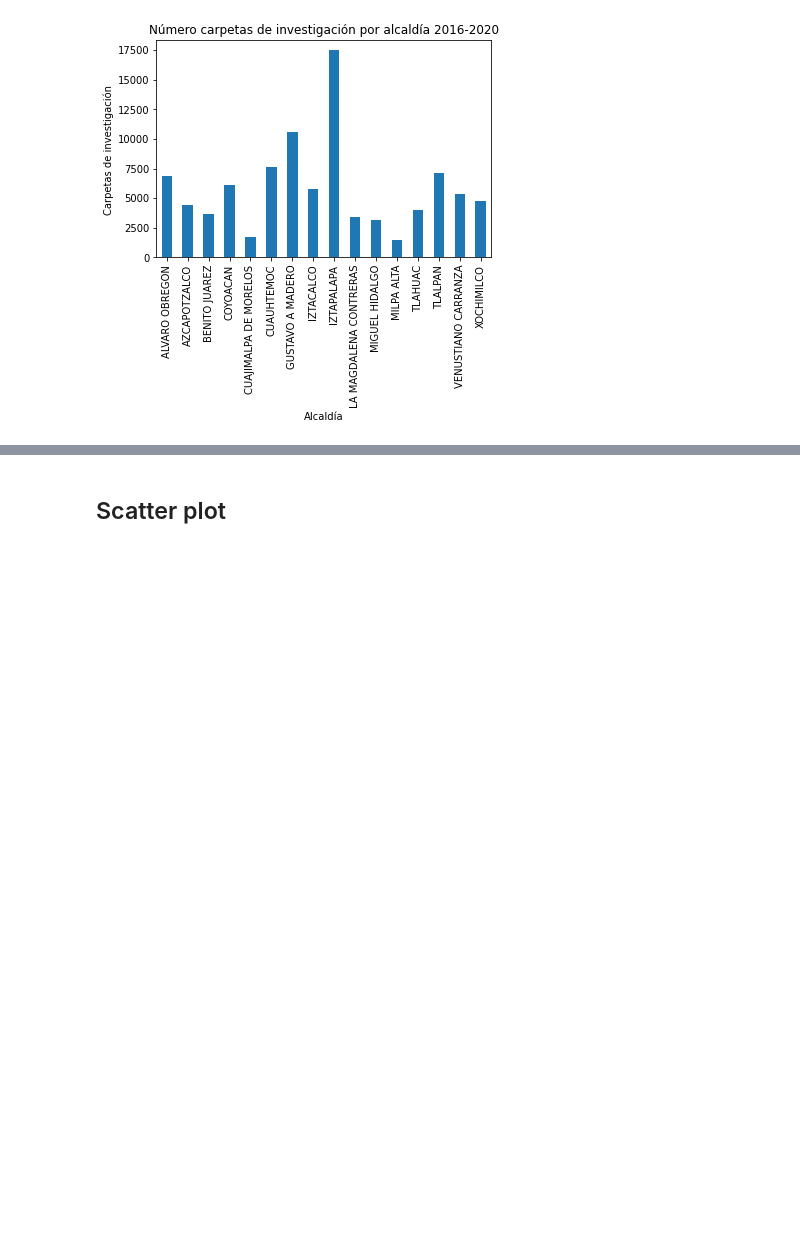
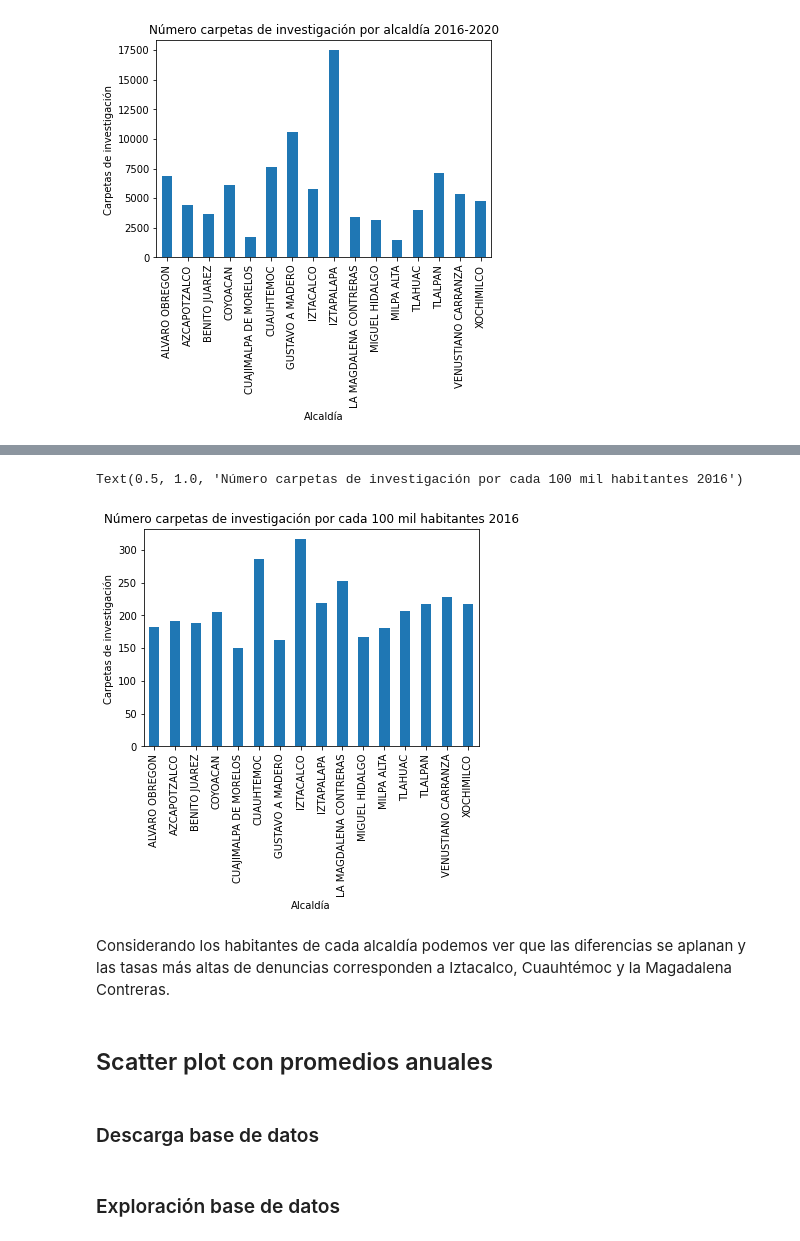
Before and after one commit to prope-2020-gh-classroom/practica-final-por-equipos-verano-2020-itam-patyua, a Jupyter notebook: Descriptivos.ipynb, the cells around one changed output, grey strips where cells are left out. Drawn from its saved outputs; the diff is of its cells as text; code cells hidden in the pictures; blank space fills up the shorter version.

```diff
--- a/Descriptivos.ipynb
+++ b/Descriptivos.ipynb
@@ -156,2 +172,15 @@ Los datos por alcaldía muestran en números absolutos que el grueso de la denun
+# %%
+plot2019= data[data.anio == 2016]["denuncias_100mil_habitantes"].plot(kind="bar")
+plt.xticks(np.arange(16), ("ALVARO OBREGON","AZCAPOTZALCO","BENITO JUAREZ","COYOACAN", "CUAJIMALPA DE MORELOS","CUAUHTEMOC","GUSTAVO A MADERO", "IZTACALCO", "IZTAPALAPA","LA MAGDALENA CONTRERAS","MIGUEL HIDALGO","MILPA ALTA","TLAHUAC","TLALPAN","VENUSTIANO CARRANZA","XOCHIMILCO"))
+plt.ylabel("Carpetas de investigación ")
+plt.xlabel("Alcaldía")
+plt.title("Número carpetas de investigación por cada 100 mil habitantes 2016")
+# %% [output]
+Text(0.5, 1.0, 'Número carpetas de investigación por cada 100 mil habitantes 2016')
+[figure, added]
+# %% [markdown]
+Considerando los habitantes de cada alcaldía podemos ver que las diferencias se aplanan y las tasas más altas de denuncias corresponden a Iztacalco, Cuauhtémoc y la Magadalena Contreras.
 # %% [markdown]
-## Scatter plot
+## Scatter plot con promedios anuales
+# %% [markdown]
+### Descarga base de datos
@@ -157,0 +191,2 @@ Los datos por alcaldía muestran en números absolutos que el grueso de la denun
+# %% [markdown]
+### Exploración base de datos
```
Also changed, not shown: parts of 34 cells of this notebook.
